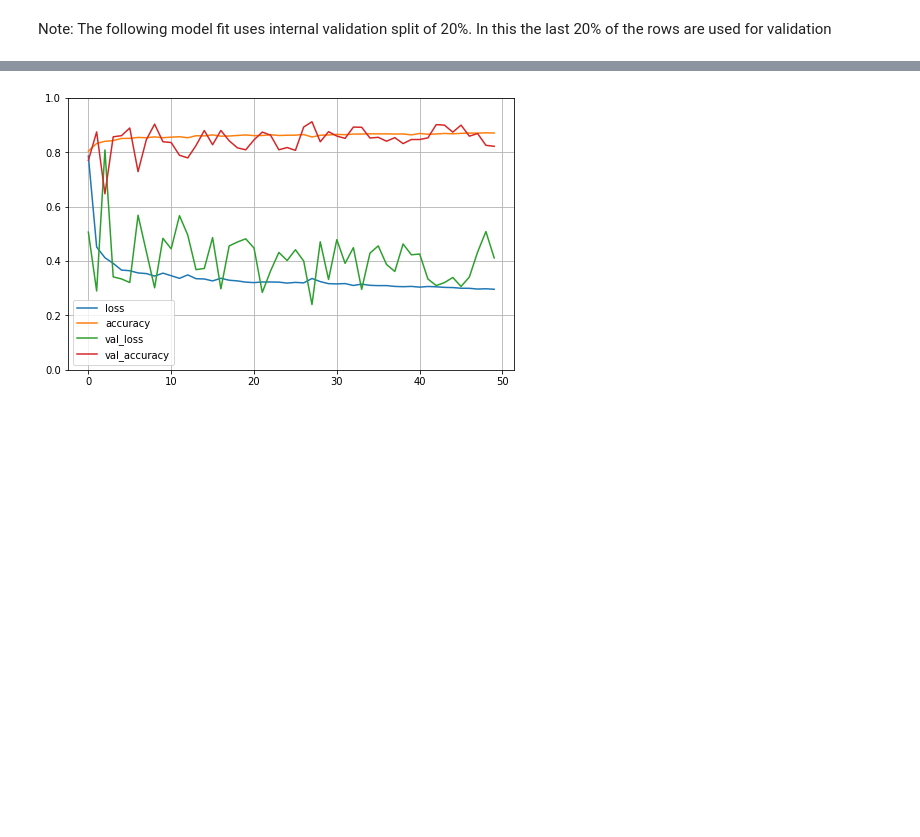
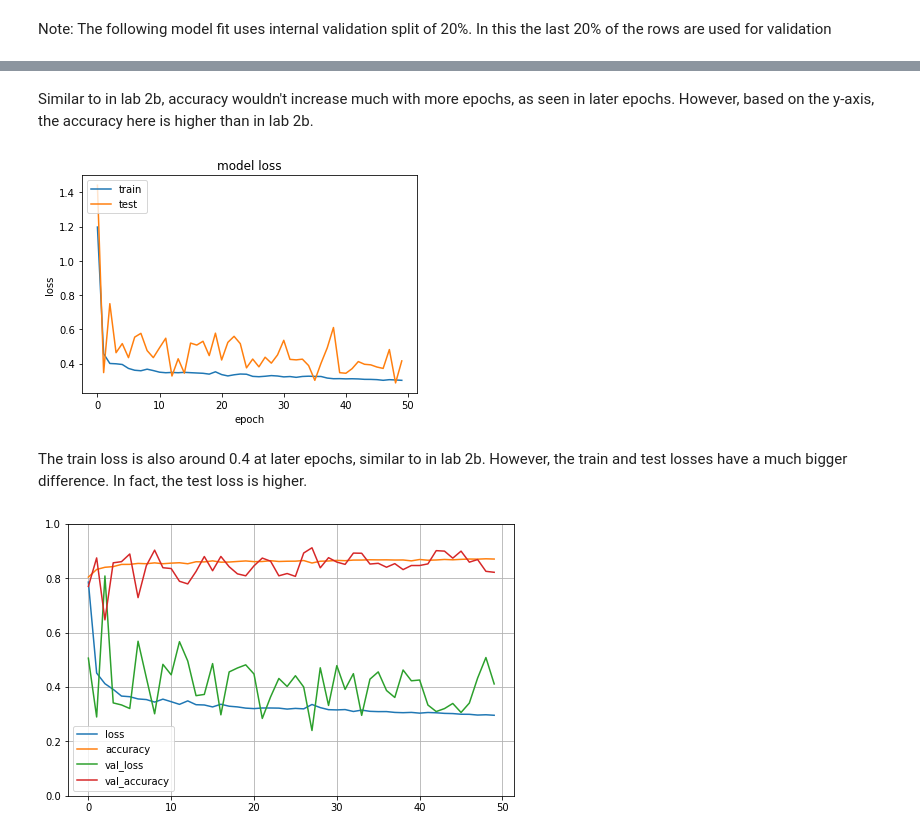
Before and after one commit to nopynospy/apu_deep_learning, a Jupyter notebook: Lab_2_0a_online_shopper_DataPrep_BaselineANN_V1.ipynb, the cells around one changed output, grey strips where cells are left out. Cells and saved outputs as stored; diff of their text form; code cells hidden in the pictures; blank space fills up the shorter version.

```diff
--- a/Lab_2_0a_online_shopper_DataPrep_BaselineANN_V1.ipynb
+++ b/Lab_2_0a_online_shopper_DataPrep_BaselineANN_V1.ipynb
@@ -259,3 +300,18 @@ import matplotlib.pyplot as plt
+# %% [markdown]
+Similar to in lab 2b, accuracy wouldn't increase much with more epochs, as seen in later epochs. However, based on the y-axis, the accuracy here is higher than in lab 2b.
+# %%
+# summarize history for loss
+plt.plot(history.history['loss'])
+plt.plot(history.history['val_loss'])
+plt.title('model loss')
+plt.ylabel('loss')
+plt.xlabel('epoch')
+plt.legend(['train', 'test'], loc='upper left')
+plt.show()
+# %% [output]
+[figure, added]
+# %% [markdown]
+The train loss is also around 0.4 at later epochs, similar to in lab 2b. However, the train and test losses have a much bigger difference. In fact, the test loss is higher.
 # %%
 
 pd.DataFrame(history.history).plot(figsize=(8, 5))
```
Also changed, not shown: parts of 40 cells of this notebook.
